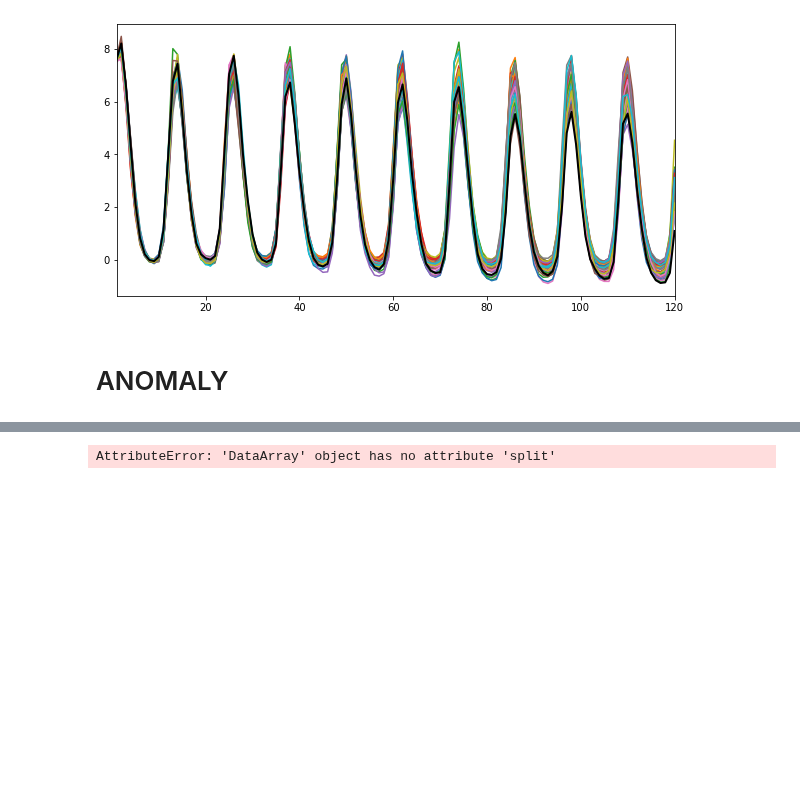
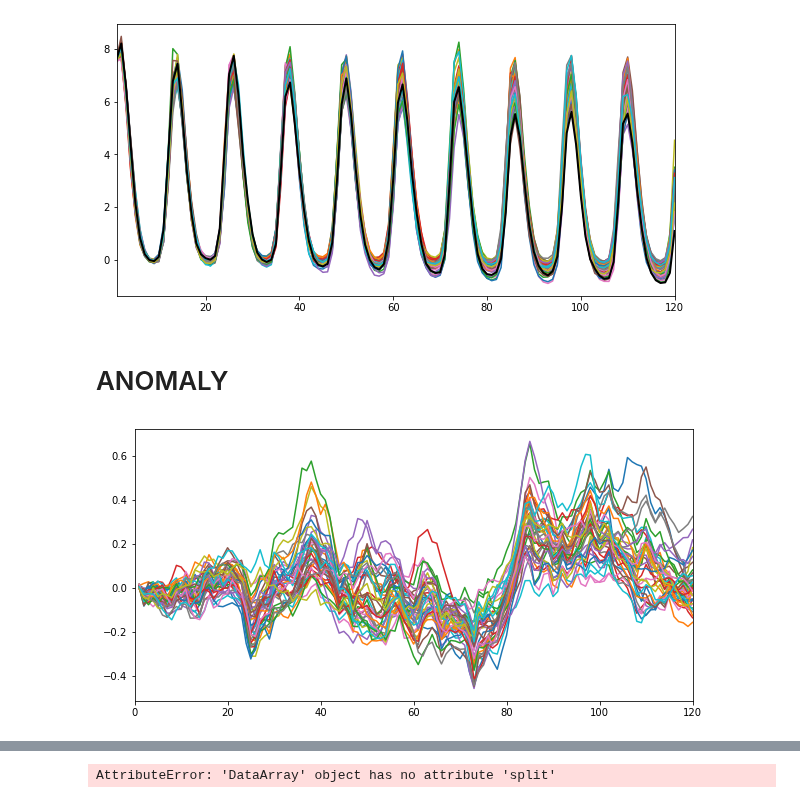
Before and after one commit to bbuchovecky/hmei, a Jupyter notebook: notebooks/ens_ppp_metrics.ipynb, the cells around one changed output, grey strips where cells are left out. Drawn from its saved outputs; the diff is of its cells as text; code cells hidden in the pictures; blank space fills up the shorter version.

Commit message:
computation of ensemble anomaly from control

```diff
--- a/notebooks/ens_ppp_metrics.ipynb
+++ b/notebooks/ens_ppp_metrics.ipynb
@@ -144,6 +139,2 @@ Attributes:
 # %% [markdown]
 # MEAN
-# %%
-subdir = 'NPP_ENSEMBLE/'
-x = xr.open_dataset(rootdir+'NPP_ENSEMBLE/NPP_ENS01_neg01_0170_0179.nc')
-y = xr.open_dataset(rootdir+'NPP_ENSEMBLE/NPP_ENS01_pos01_0170_0179.nc')
@@ -453,14 +703,16 @@ def compute_ens_anom_from_clim(var, timescale, clim):
 # %%
-def compute_ens_anom_from_mean(var, timescale, ctrl_mean):
+def compute_ens_anom_from_mean(var, timescale, ctrl_mean, regional=True, save=False):
 
     writedir = '/home/bbuchovecky/storage/so_predict_derived/'
     subdir = var.upper()+'_ENSEMBLE/'
 
-    reg_masks = xr.open_dataset(writedir+'regional_global_masks.nc')
-    regions = list(reg_masks.data_vars)
+    if regional:
+        ens_mean = xr.open_dataset(writedir+subdir+var.lower()+'_ens_so_'+timescale+'_mean.nc')
+    elif not regional:
+        ens_mean = xr.open_dataset(writedir+subdir+var.lower()+'_ens_global_'+timescale+'_mean.nc')
+    ens_anom = ens_mean.copy(deep=True)
 
-    ens_mean = xr.open_dataset(writedir+subdir+var.lower()+'_ens_so_'+timescale+'_mean.nc')
-    ens_anom = ens_mean.copy(deep=True)
+    regions = list(ens_mean.data_vars)
 
     for (s,nS) in zip(ens_anom['nStart'].values, range(ens_anom['nStart'].size)):
 
@@ -472,6 +724,7 @@ def compute_ens_anom_from_mean(var, timescale, ctrl_mean):
             start_rng = np.arange(start_mth, 3600, 1)
 
         for (e,nE) in zip(ens_anom['nEns'].values, range(ens_anom['nEns'].size)):
+
             for reg in regions:
                 np_mean = ens_mean[reg][nS,nE]
 
@@ -481,7 +734,7 @@ def compute_ens_anom_from_mean(var, timescale, ctrl_mean):
                     np_ctrl = ctrl_mean[reg].isel(time=start_rng).values
 
                 if np_ctrl.size < 120:
-#                     np_mean = np_mean[0:np_ctrl.size]
+#                         np_mean = np_mean[0:np_ctrl.size]
                     break
 
                 reg_anom = np_mean - np_ctrl
@@ -489,8 +742,26 @@ def compute_ens_anom_from_mean(var, timescale, ctrl_mean):
                 ens_anom[reg][nS,nE] = reg_anom
 
     ## add description
-    filename = var.lower()+'_ens_so_'+timescale+'_anom.nc'
+    if regional:
+        filename = var.lower()+'_ens_so_'+timescale+'_anom.nc'
+    elif not regional:
+        filename = var.lower()+'_ens_global_'+timescale+'_anom.nc'
     ens_anom.attrs['name'] = filename
 
-    ens_anom.to_netcdf(writedir+subdir+filename)
-    print(writedir+subdir+filename)
+    if save:
+        ens_anom.to_netcdf(writedir+subdir+filename)
+        print(writedir+subdir+filename)
+    elif not save:
+        return ens_anom
+# %%
+x = compute_ens_anom_from_clim('sst', 'monthly', sst_global_monthly_clim, regional=False)
+y = compute_ens_anom_from_mean('sst', 'monthly', sst_global_monthly_mean, regional=False)
+# %%
+fig,ax = plt.subplots(figsize=(10,5))
+
+for ens in range(40):
+    ax.plot(y['nT'], y['Global'][0,ens])
+
+ax.set(xlim=[0,120]);
+# %% [output]
+[figure, added]
```
Also changed, not shown: parts of 23 cells of this notebook.
